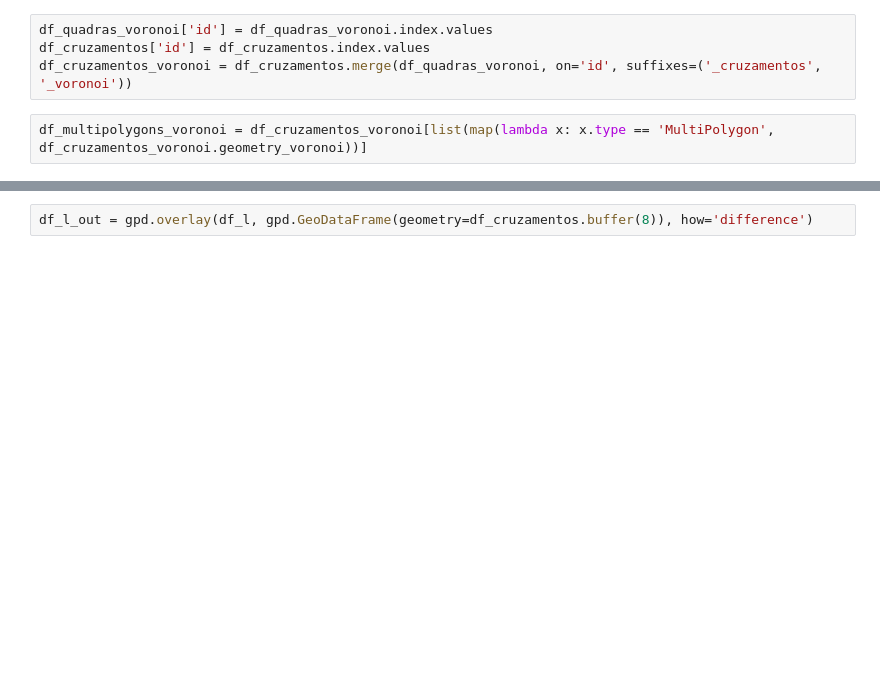
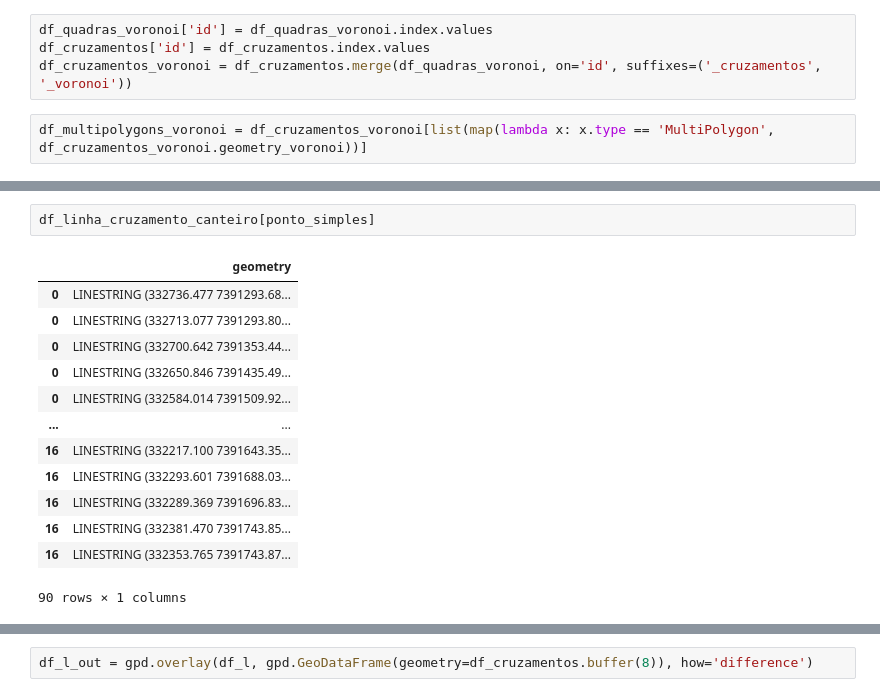
Before and after one commit to geoinfo-smdu/Poligono-de-vias, a Jupyter notebook: Experimentação de técnica de voronoi com pontos mais próximos do polígono.ipynb, the cells around one changed output, grey strips where cells are left out. Saved outputs shown, nothing was run; the diff lists cells and outputs as text; blank space fills up the shorter version.

```diff
--- a/Experimentação de técnica de voronoi com pontos mais próximos do polígono.ipynb
+++ b/Experimentação de técnica de voronoi com pontos mais próximos do polígono.ipynb
@@ -124,3 +147,19 @@ df_pp = gpd.GeoDataFrame(geometry=pontos_proximos)
+# %%
+df_linha_cruzamento_canteiro[ponto_simples]
+# %% [output]
+|  | geometry |
+| 0 | LINESTRING (332736.477 7391293.68... |
+| 0 | LINESTRING (332713.077 7391293.80... |
+| 0 | LINESTRING (332700.642 7391353.44... |
+| 0 | LINESTRING (332650.846 7391435.49... |
+| 0 | LINESTRING (332584.014 7391509.92... |
+| ... | ... |
+| 16 | LINESTRING (332217.100 7391643.35... |
+| 16 | LINESTRING (332293.601 7391688.03... |
+| 16 | LINESTRING (332289.369 7391696.83... |
+| 16 | LINESTRING (332381.470 7391743.85... |
+| 16 | LINESTRING (332353.765 7391743.87... |
+90 rows × 1 columns
 # %%
 f, ax = plt.subplots(1)
 df_vias.plot(ax=ax, alpha=1, color='grey')
```
Also changed, not shown: parts of 16 cells of this notebook.
